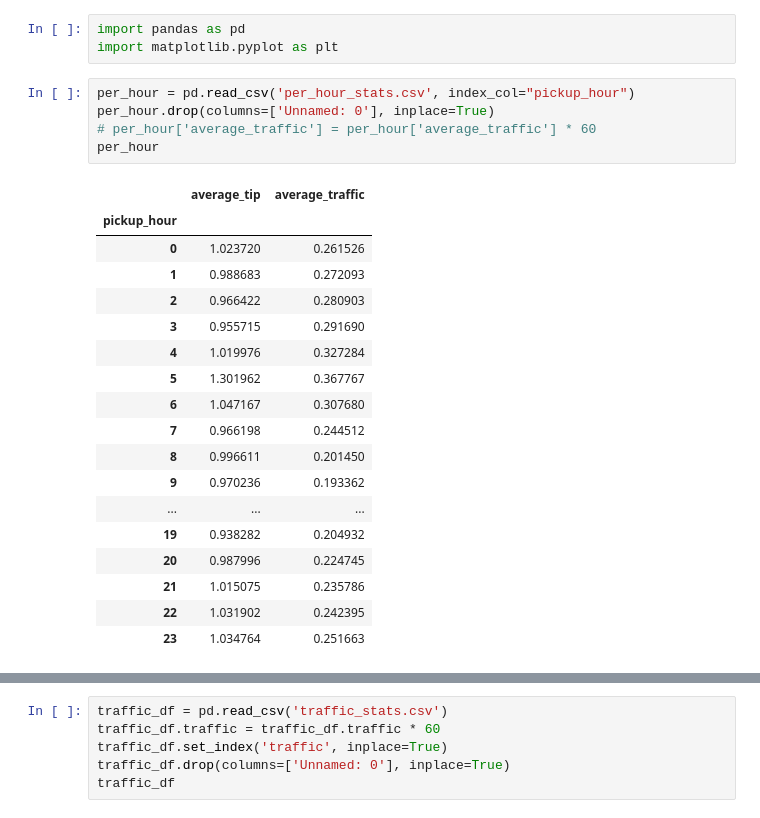
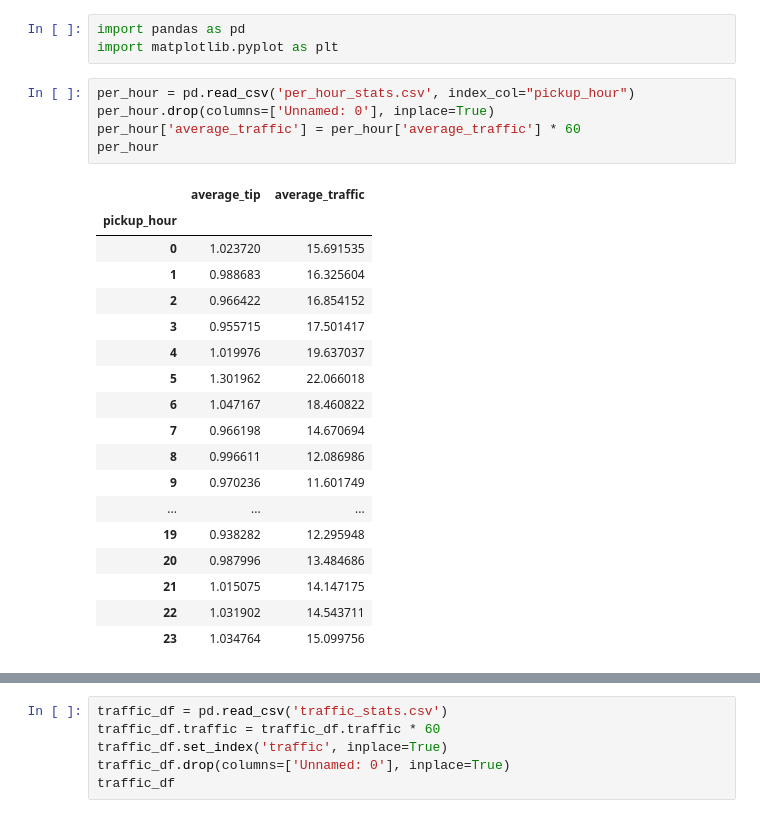
Before and after one commit to TheBarbaraIsTaken/BigData-NYCTaxis, a Jupyter notebook: stats/stats.ipynb, the cells around one changed output, grey strips where cells are left out. Saved outputs shown, nothing was run; the diff lists cells and outputs as text.

```diff
--- a/stats/stats.ipynb
+++ b/stats/stats.ipynb
@@ -4,27 +4,27 @@ import matplotlib.pyplot as plt
 # %%
 per_hour = pd.read_csv('per_hour_stats.csv', index_col="pickup_hour")
 per_hour.drop(columns=['Unnamed: 0'], inplace=True)
-# per_hour['average_traffic'] = per_hour['average_traffic'] * 60
+per_hour['average_traffic'] = per_hour['average_traffic'] * 60
 per_hour
 # %% [output]
 |  | average_tip | average_traffic |
 | pickup_hour |  |  |
-| 0 | 1.023720 | 0.261526 |
-| 1 | 0.988683 | 0.272093 |
-| 2 | 0.966422 | 0.280903 |
-| 3 | 0.955715 | 0.291690 |
-| 4 | 1.019976 | 0.327284 |
-| 5 | 1.301962 | 0.367767 |
-| 6 | 1.047167 | 0.307680 |
-| 7 | 0.966198 | 0.244512 |
-| 8 | 0.996611 | 0.201450 |
-| 9 | 0.970236 | 0.193362 |
+| 0 | 1.023720 | 15.691535 |
+| 1 | 0.988683 | 16.325604 |
+| 2 | 0.966422 | 16.854152 |
+| 3 | 0.955715 | 17.501417 |
+| 4 | 1.019976 | 19.637037 |
+| 5 | 1.301962 | 22.066018 |
+| 6 | 1.047167 | 18.460822 |
+| 7 | 0.966198 | 14.670694 |
+| 8 | 0.996611 | 12.086986 |
+| 9 | 0.970236 | 11.601749 |
 | ... | ... | ... |
-| 19 | 0.938282 | 0.204932 |
-| 20 | 0.987996 | 0.224745 |
-| 21 | 1.015075 | 0.235786 |
-| 22 | 1.031902 | 0.242395 |
-| 23 | 1.034764 | 0.251663 |
+| 19 | 0.938282 | 12.295948 |
+| 20 | 0.987996 | 13.484686 |
+| 21 | 1.015075 | 14.147175 |
+| 22 | 1.031902 | 14.543711 |
+| 23 | 1.034764 | 15.099756 |
 # %%
 plt.figure()
 plt.plot(per_hour.index, per_hour['average_tip'], marker='o', linestyle='-', color='gold')
```
Also changed, not shown: parts of 3 cells of this notebook.
